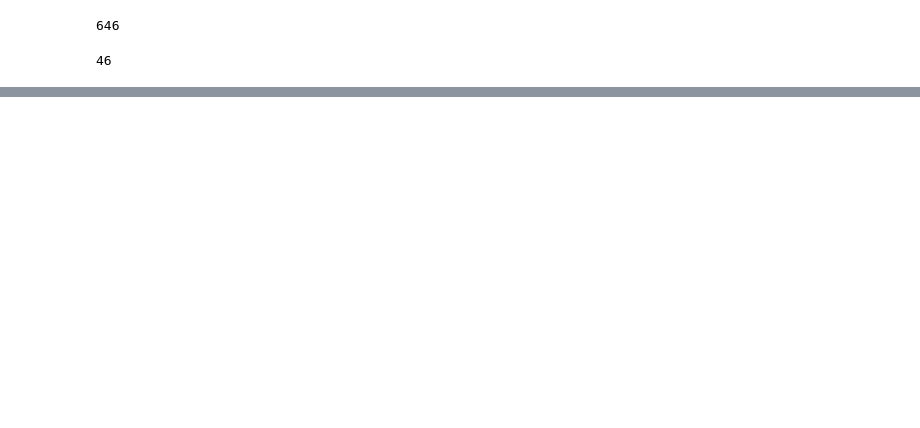
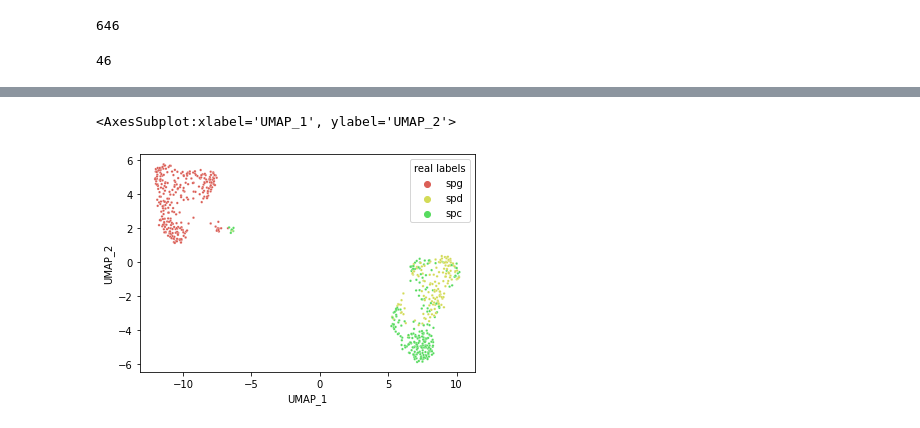
Before and after one commit to lewinsohndp/scSHARP, a Jupyter notebook: jung_results.ipynb, the cells around one changed output, grey strips where cells are left out. Saved outputs shown, nothing was run; the diff lists cells and outputs as text; code cells hidden in the pictures; blank space fills up the shorter version.

```diff
--- a/jung_results.ipynb
+++ b/jung_results.ipynb
@@ -182,0 +294,12 @@ int_df.loc[keep_genes,:]
+# %%
+umap_embedding = pd.read_csv("/home/groups/ConradLab/daniel/sharp_data/jung/umap_embedding.csv", index_col=0)
+umap_embedding['real labels'] = pd.read_csv("/home/groups/ConradLab/daniel/sharp_data/jung/labels.csv", index_col=0).iloc[:,0]
+
+umap_embedding['confident labels'] = sharp.confident_labels
+map_dict = {-1:"unknown", 0:"spc", 1:"spd", 2:"spg"}
+umap_embedding['confident labels'] = umap_embedding["confident labels"].map(map_dict)
+# %%
+sns.scatterplot(data=umap_embedding, x="UMAP_1", y="UMAP_2", hue="real labels", s=6,  palette=dict(spg='#db5f57', spd="#d3db57", spc = "#57db5f"))
+# %% [output]
+<AxesSubplot:xlabel='UMAP_1', ylabel='UMAP_2'>
+[figure, added]
```
Also changed, not shown: parts of 17 cells of this notebook, 18 other files.
